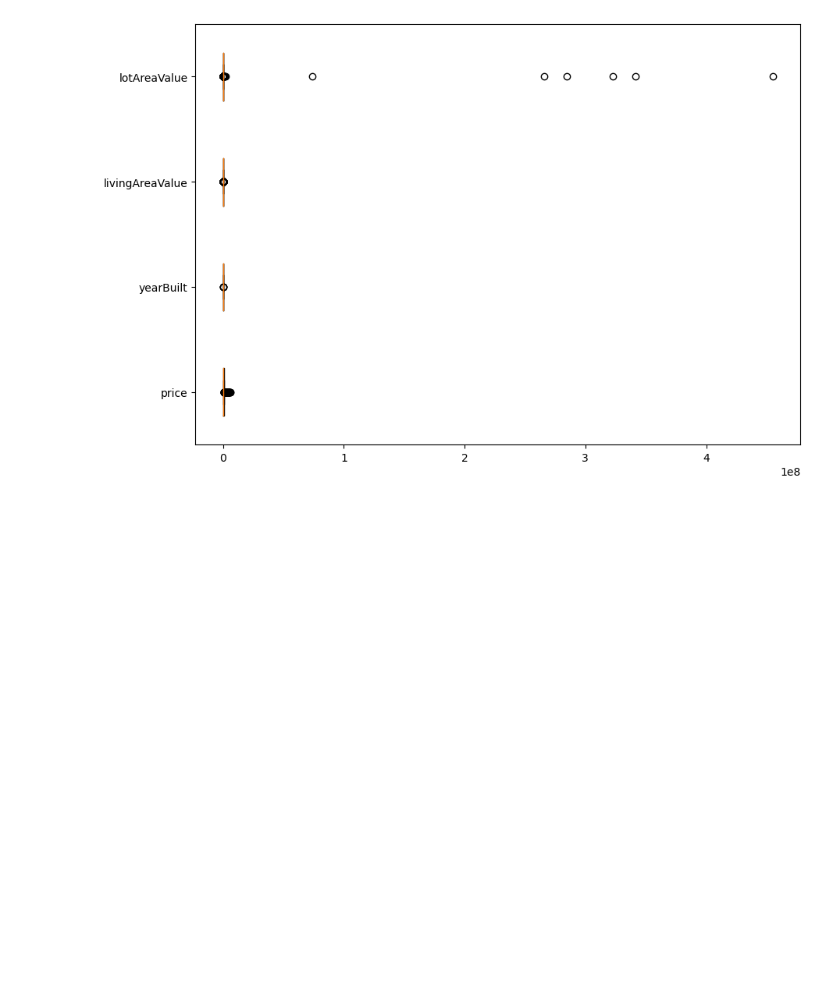
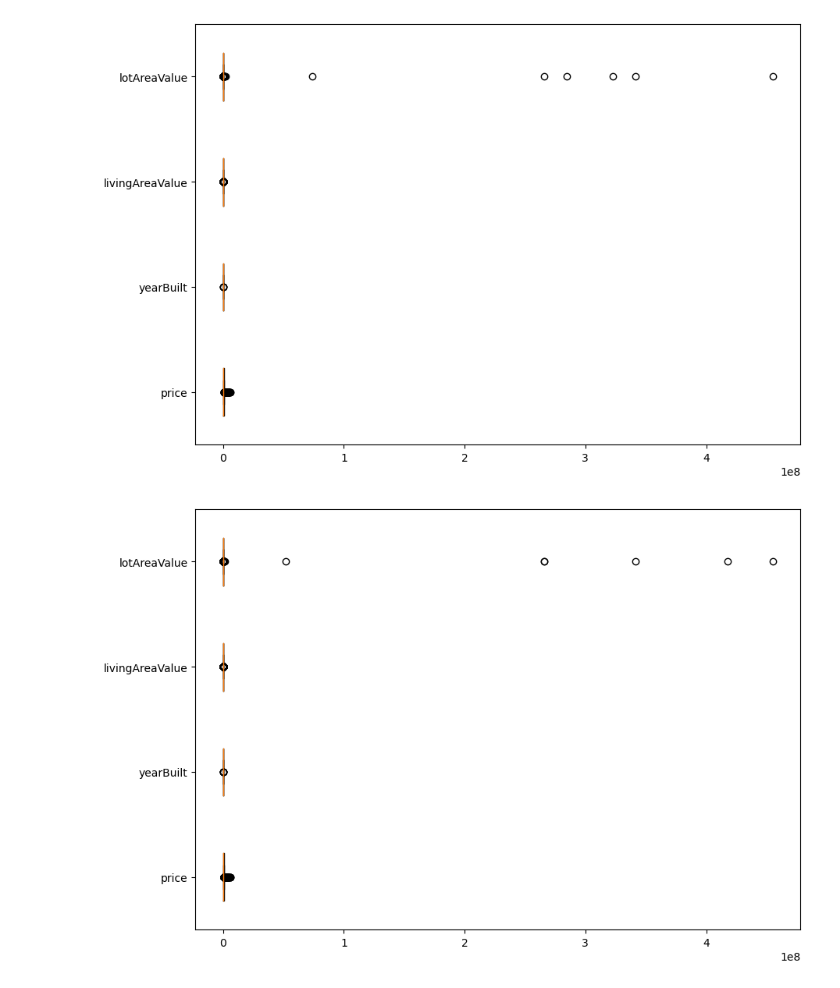
Before and after one commit to Jonathan-Tiede/RealEstate_Recommender, a Jupyter notebook: dataWrangling.ipynb, the cells around one changed output. Drawn from its saved outputs; the diff is of its cells as text; code cells hidden in the pictures; blank space fills up the shorter version.

```diff
--- a/dataWrangling.ipynb
+++ b/dataWrangling.ipynb
@@ -180,3 +180,7 @@ df_recentlySold_trunc['newConstructionType'] = df_recentlySold_trunc['newConstru
 # Will need to create a function to deal with these.
 df_forSale_trunc[['lotAreaValue','lotAreaUnits']] = areaUnitConversion(df_forSale_trunc[['lotAreaValue','lotAreaUnits']])
 df_recentlySold_trunc[['lotAreaValue','lotAreaUnits']] = areaUnitConversion(df_recentlySold_trunc[['lotAreaValue','lotAreaUnits']])
+
+# Convert dateSoldString to datetime object
+df_recentlySold_trunc['dateSoldString'] = pd.to_datetime(df_recentlySold_trunc['dateSoldString'])
+print(type(df_recentlySold_trunc['dateSoldString'][0]))
@@ -223,6 +228,16 @@ ax.set_yticklabels(['price','yearBuilt','livingAreaValue','lotAreaValue'])
 plt.show()
 # %% [output]
 [figure]
+# %%
+# Create box plot for all numeric data. Check for outliers.
+
+fig = plt.figure(figsize =(10, 7))
+ax = fig.add_subplot(111)
+ax.boxplot(df_recentlySold_trunc[['price','yearBuilt','livingAreaValue','lotAreaValue']], vert=False)
+ax.set_yticklabels(['price','yearBuilt','livingAreaValue','lotAreaValue'])
+plt.show()
+# %% [output]
+[figure, added]
 # %%
 # df_forSale_trunc.info()
 # %%
```
Also changed, not shown: parts of 4 cells of this notebook, 3 other files.
